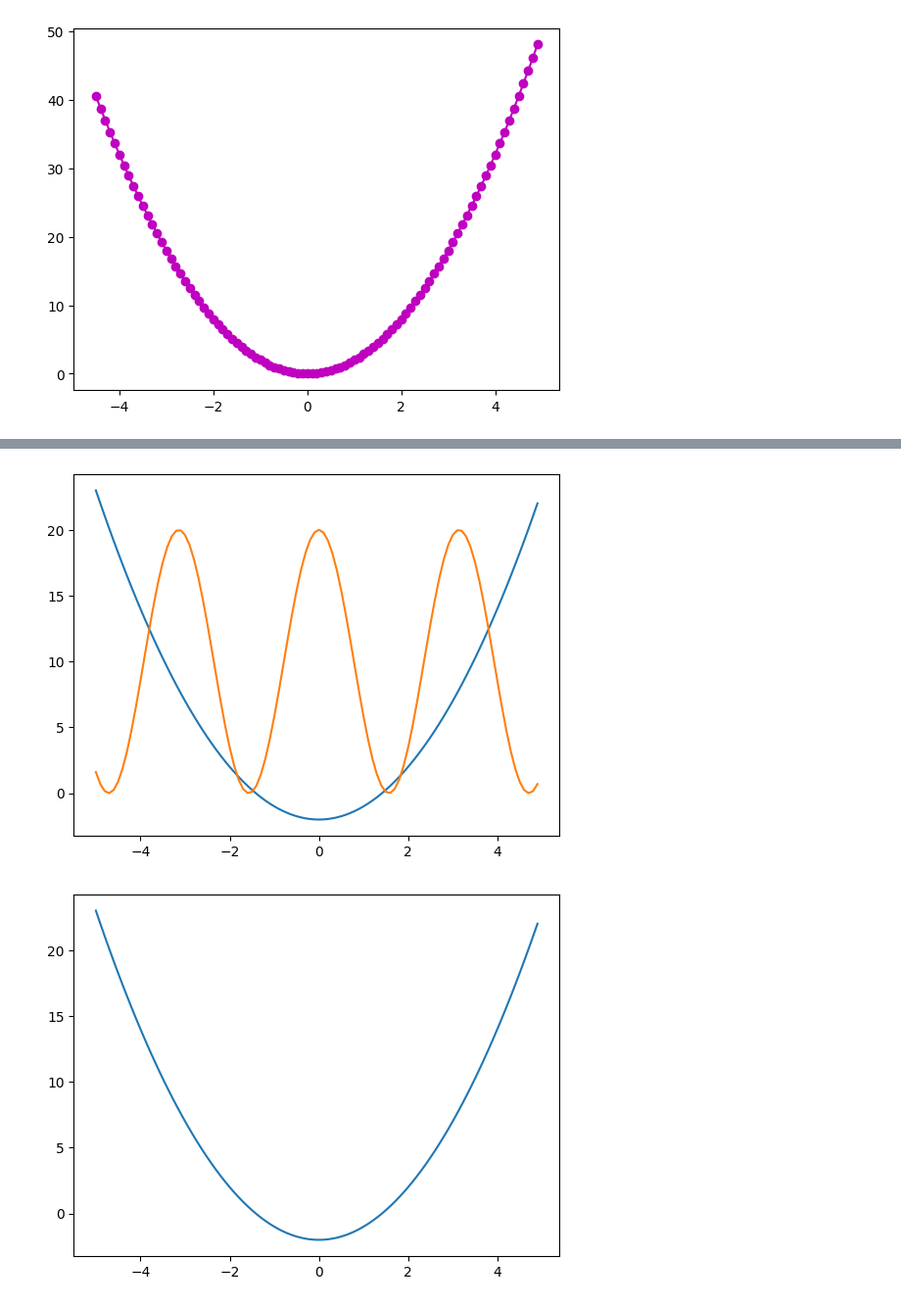
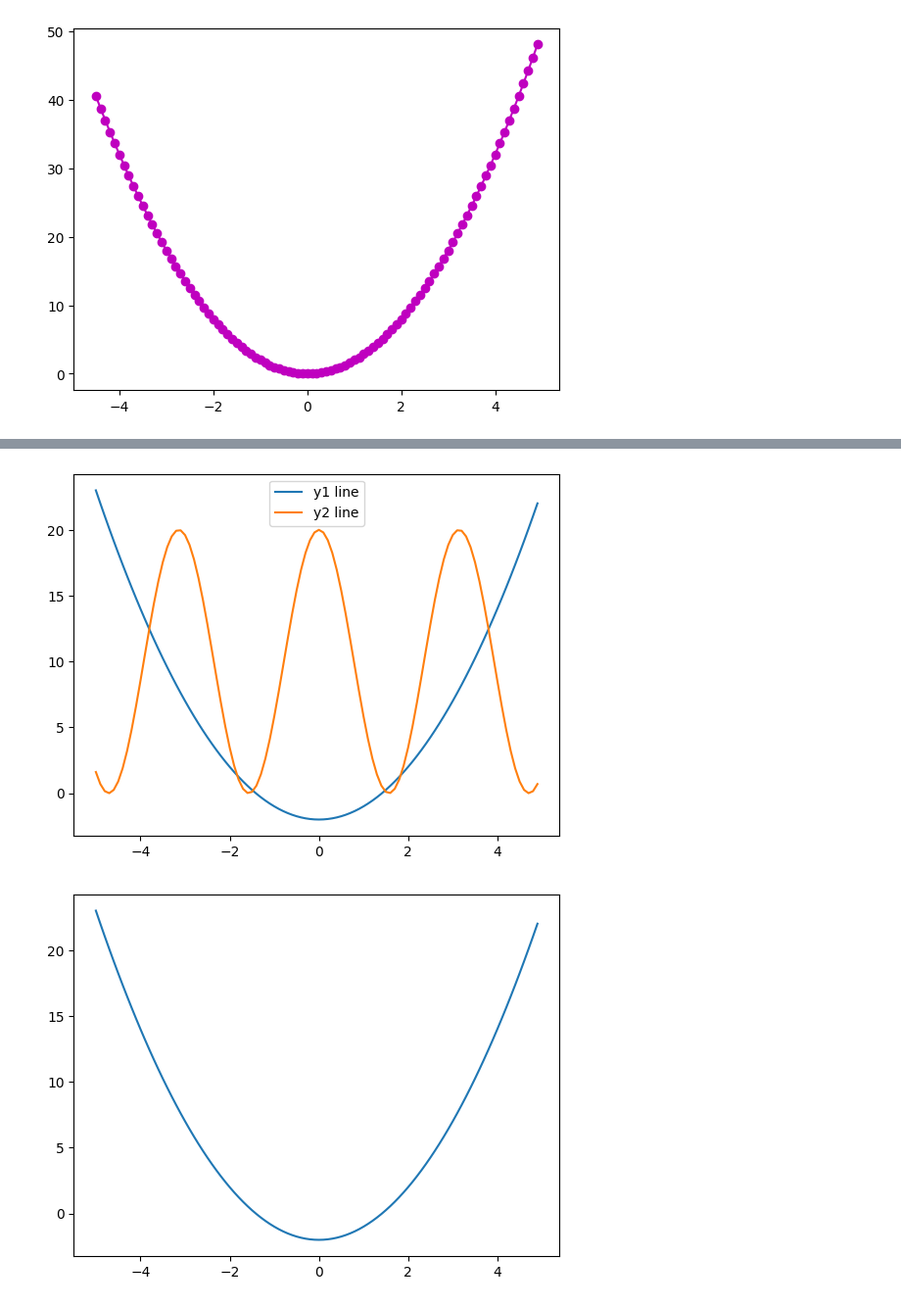
Before and after one commit to Ludobico/Python_AI, a Jupyter notebook: DataAnalysis/matplolib_ex_01.ipynb, the cells around one changed output, grey strips where cells are left out. Shown at 98% size. Saved outputs shown, nothing was run; the diff lists cells and outputs as text; code cells hidden in the pictures.

```diff
--- a/DataAnalysis/matplolib_ex_01.ipynb
+++ b/DataAnalysis/matplolib_ex_01.ipynb
@@ -35,30 +36,25 @@ plt.show()
 # %%
 x = np.arange(-5,5,0.1)
 y1 = x**2 -2
 y2 = 20*np.cos(x)**2
-y3 = np.tan(x) #걍만듬
-y4 = np.cos(x) #걍만듬
-y5 = np.sin(x) #걍만듬
+
 
 plt.figure(1) #1번 그래프 창을 생성함
-plt.plot(x,y1)
+plt.plot(x,y1,label='y1 line')
 
 plt.figure(2) #2번 그래프 창을 생성함
 plt.plot(x,y2)
 
 plt.figure(1)
-plt.plot(x,y2)
+plt.plot(x,y2,label='y2 line')
+plt.legend()
 
 plt.figure(2)
 plt.clf() #2번 그래프 창에 그려진 모든 그래프를 지움
 plt.plot(x,y1)
 
-plt.figure(3) #걍만듬
-plt.plot(y3) #걍만듬
-plt.plot(y4) #걍만듬
-plt.plot(y5) #걍만듬
 
 plt.show()
 # %% [output]
-[figure, old version]
+[figure, new version]
 [figure]
```
Also changed, not shown: parts of 9 cells of this notebook, 1 other file.
